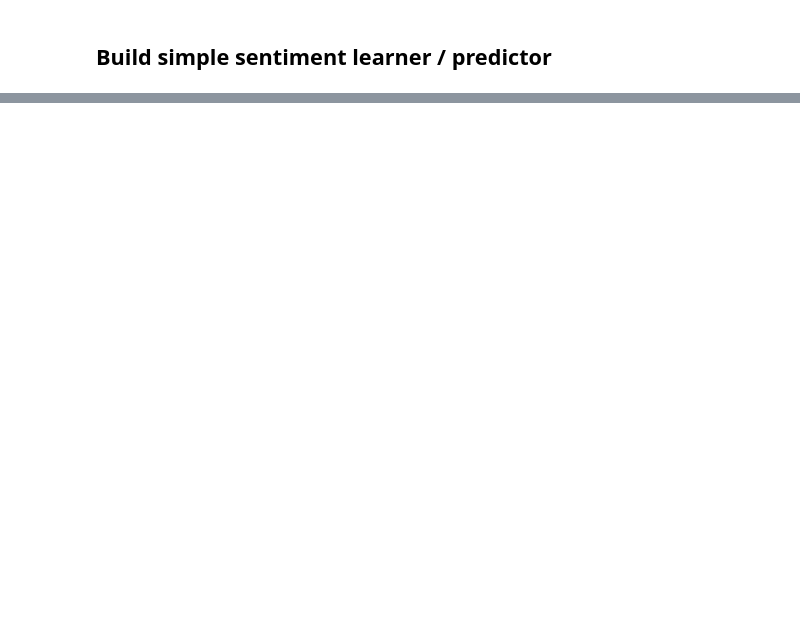
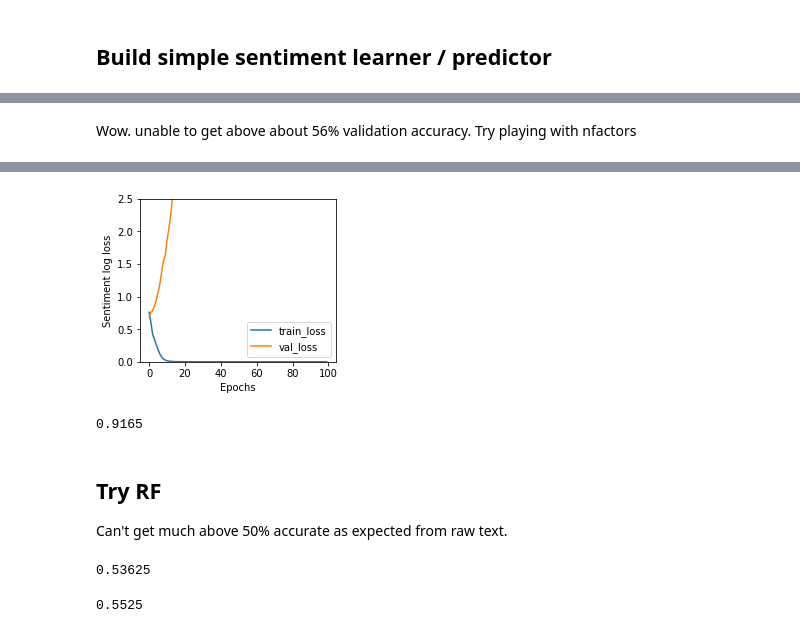
Before and after one commit to parrt/playdl, a Jupyter notebook: notebooks/imdb-sentiment-pytorch.ipynb, the cells around one changed output, grey strips where cells are left out. Saved outputs shown, nothing was run; the diff lists cells and outputs as text; code cells hidden in the pictures; blank space fills up the shorter version.

```diff
--- a/notebooks/imdb-sentiment-pytorch.ipynb
+++ b/notebooks/imdb-sentiment-pytorch.ipynb
@@ -188,0 +294,13 @@ ValueError: expected sequence of length 155 at dim 1 (got 62)
+# %% [markdown]
+Wow. unable to get above about 56% validation accuracy. Try playing with nfactors
+# %%
+nfactors = 128
+model = SentimentRegularized(vocab_size, nfactors)
+model, history = train(model, torch.tensor(X), torch.tensor(y),
+                       epochs=100,
+                       learning_rate=0.03,
+                       weight_decay=0.000001,
+                       print_every=10)
+
+plot_history(history, yrange=(0,2.5))
+# %% [output]
@@ -188,0 +318,22 @@ ValueError: expected sequence of length 155 at dim 1 (got 62)
+[figure, added]
+# %%
+y_pred = torch.round(model(X))
+accur = (y_pred==y).sum().item() / len(y)
+accur
+# %% [output]
+0.9165
+# %% [markdown]
+## Try RF
+
+Can't get much above 50% accurate as expected from raw text.
+# %%
+from sklearn.ensemble import RandomForestClassifier, RandomForestRegressor
+
+X_train, X_valid, y_train, y_valid = train_test_split(X, y, 0.20)
+rf = RandomForestClassifier(n_estimators=200, oob_score=True, n_jobs=-1)
+rf.fit(X_train, y_train)
+print(rf.oob_score_)
+accuracy_score(rf.predict(X_valid), y_valid)
+# %% [output]
+0.53625
+0.5525
```
Also changed, not shown: parts of 16 cells of this notebook, 1 other file.
